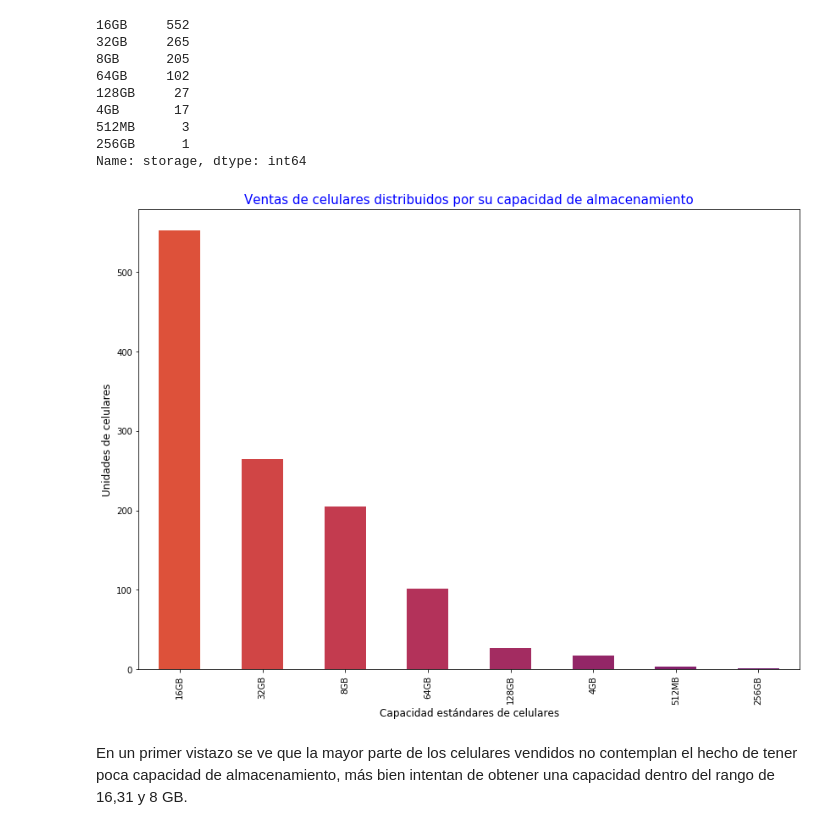
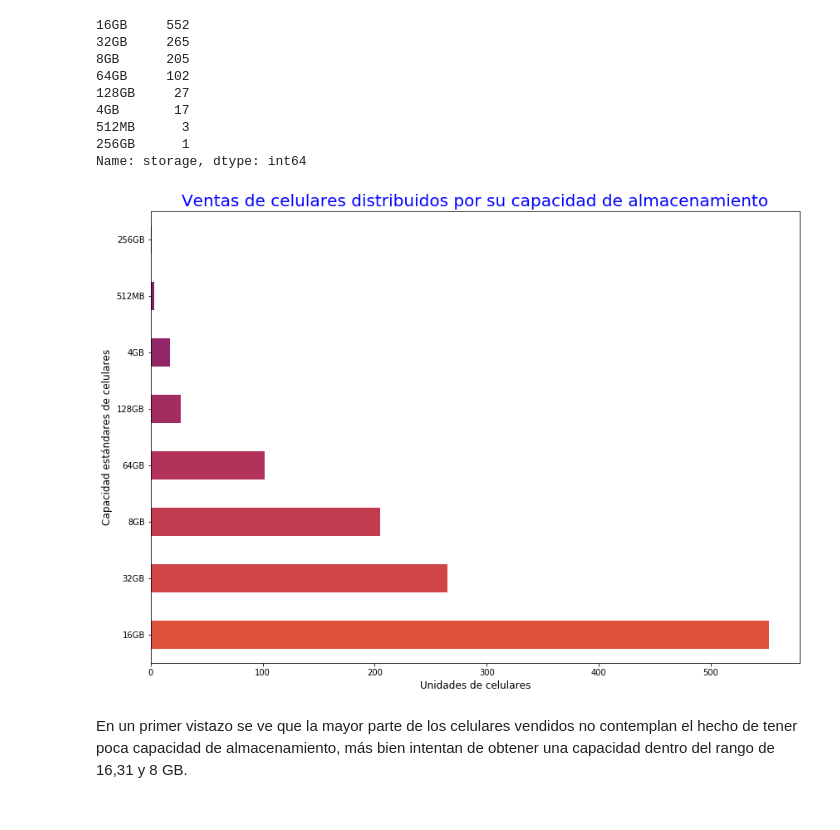
Before and after one commit to facundocenizo/datos_tp1, a Jupyter notebook: Análisis sobre la ventas de teléfonos.ipynb, the cells around one changed output. Drawn from its saved outputs; the diff is of its cells as text; code cells hidden in the pictures.

```diff
--- a/Análisis sobre la ventas de teléfonos.ipynb
+++ b/Análisis sobre la ventas de teléfonos.ipynb
@@ -125,13 +125,13 @@ telefonosComprados['storage'].value_counts()
 Name: storage, dtype: int64
 # %%
 color = cm.inferno_r(np.linspace(.4,.8, 11))
-plot = telefonosComprados['storage'].value_counts().plot(kind='bar',figsize=(14,10),color = color)
-plot.set_xlabel('Capacidad estándares de celulares',fontsize=12)
-plot.set_ylabel('Unidades de celulares',fontsize=12)
-plot.set_title('Ventas de celulares distribuidos por su capacidad de almacenamiento', fontsize=15,color = 'blue')
+plot = telefonosComprados['storage'].value_counts().plot(kind='barh',figsize=(14,10),color = color)
+plot.set_ylabel('Capacidad estándares de celulares',fontsize=12)
+plot.set_xlabel('Unidades de celulares',fontsize=12)
+plot.set_title('Ventas de celulares distribuidos por su capacidad de almacenamiento', fontsize=20,color = 'blue')
 plt.show()
 # %% [output]
-[figure, old version]
+[figure, new version]
 # %% [markdown]
 En un primer vistazo se ve que la mayor parte de los celulares vendidos no contemplan el hecho de tener poca capacidad de almacenamiento, más bien intentan de obtener una capacidad dentro del rango de 16,31 y 8 GB.
 # %% [markdown]
```
Also changed, not shown: parts of 14 cells of this notebook.
